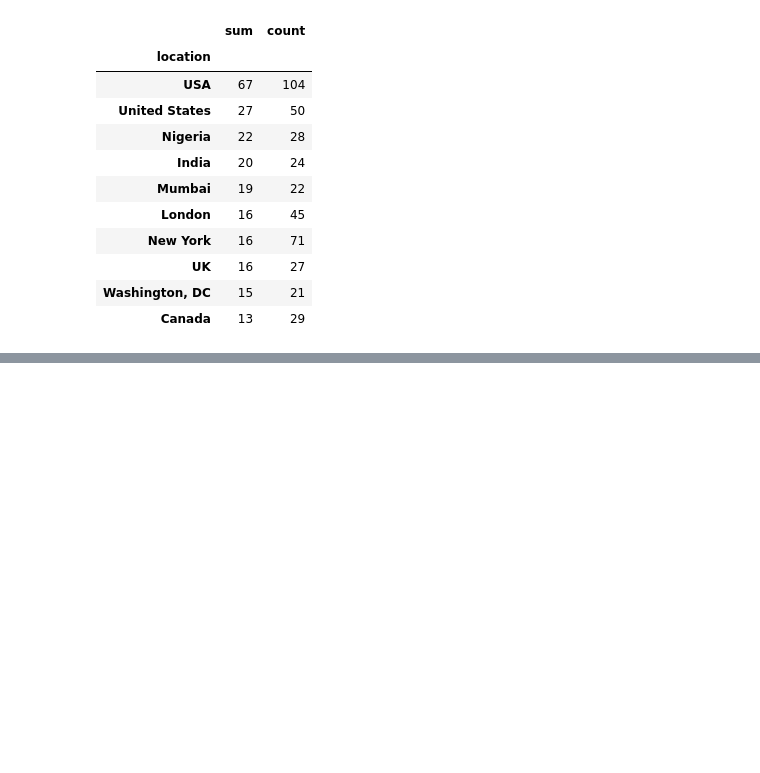
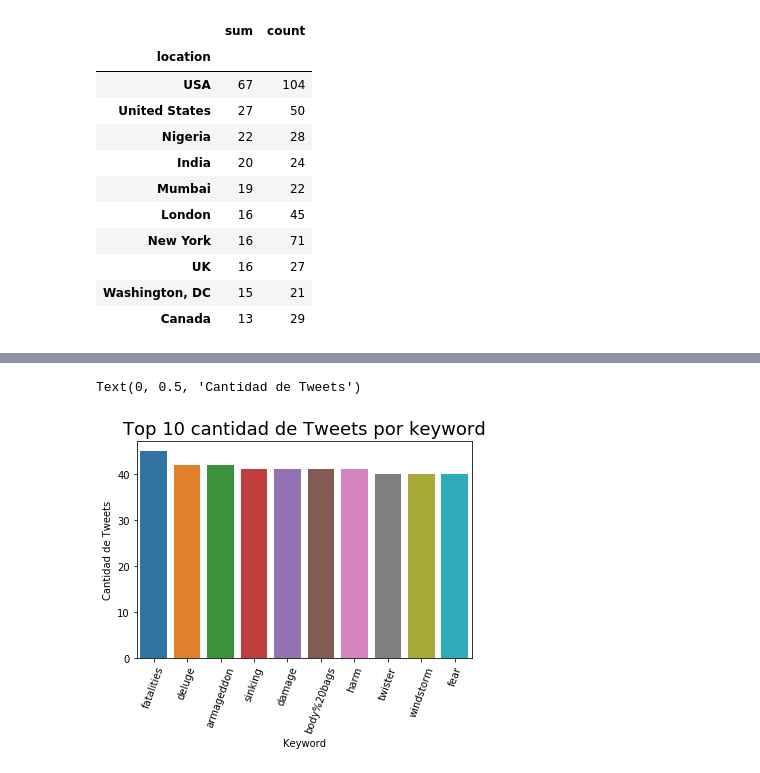
Before and after one commit to pablbob/9558-7506-Data-Hunters, a Jupyter notebook: TP1.ipynb, the cells around one changed output, grey strips where cells are left out. Saved outputs shown, nothing was run; the diff lists cells and outputs as text; code cells hidden in the pictures; blank space fills up the shorter version.

```diff
--- a/TP1.ipynb
+++ b/TP1.ipynb
@@ -480,0 +508,11 @@ Text(0, 0.5, 'Total Tweets')
+# %%
+top_10_keyword = train['keyword'].value_counts().nlargest(10)
+
+sb.barplot(x=top_10_keyword.index, y=top_10_keyword)
+plt.xticks(rotation=70)
+plt.title("Top 10 cantidad de Tweets por keyword", fontsize=18)
+plt.xlabel("Keyword")
+plt.ylabel("Cantidad de Tweets")
+# %% [output]
+Text(0, 0.5, 'Cantidad de Tweets')
+[figure, added]
```
Also changed, not shown: parts of 21 cells of this notebook.
